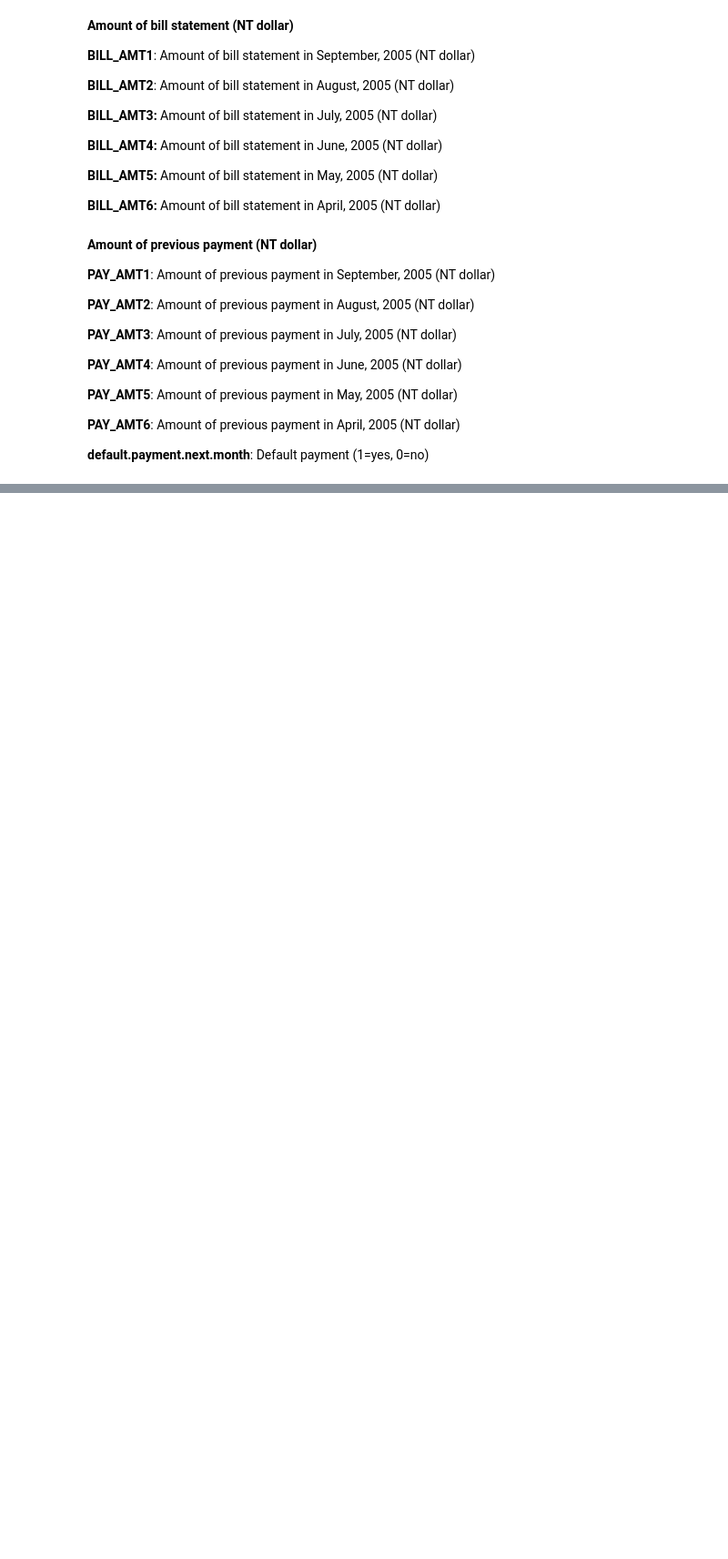
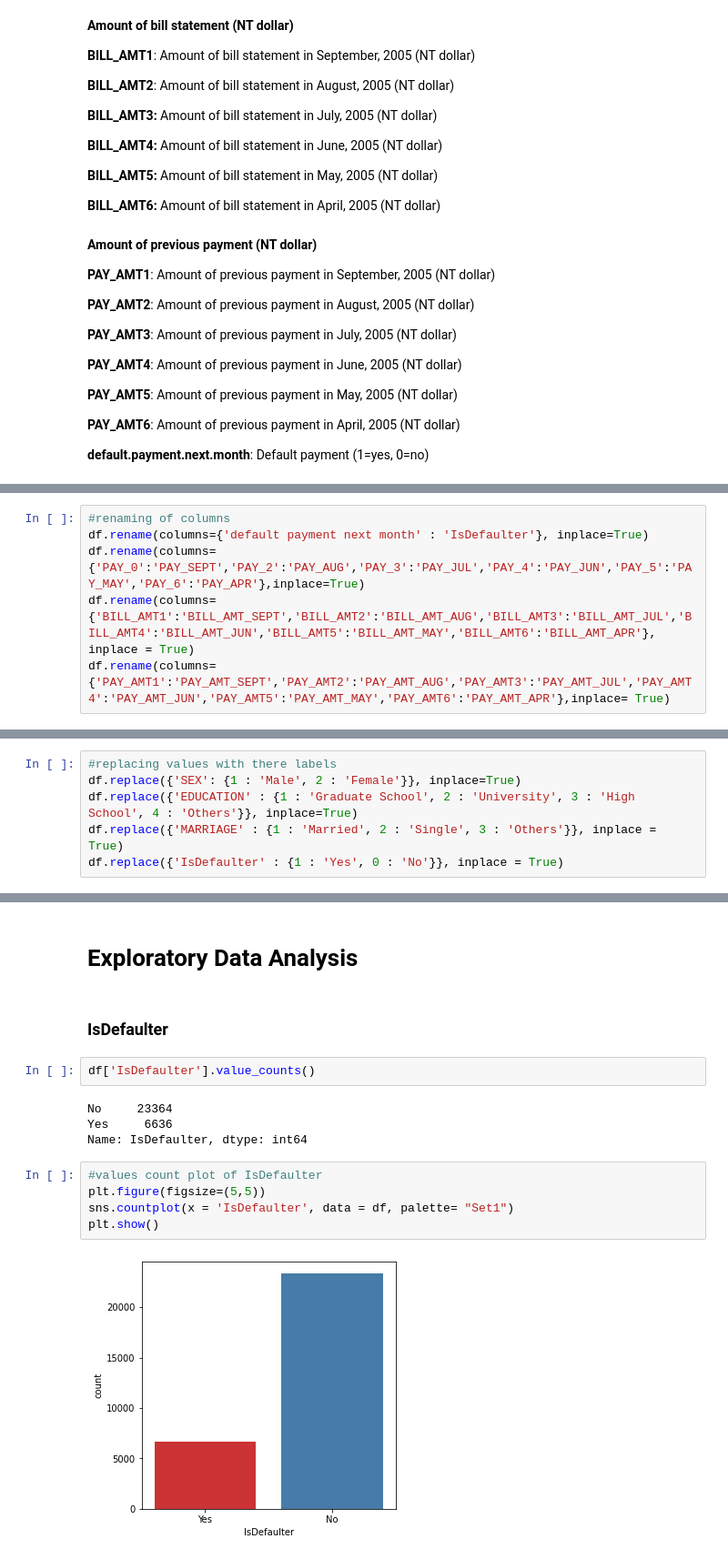
Before and after one commit to roysoni24/Credit-Card-Default-Prediction, a Jupyter notebook: Copy_of_Credit_Card_Default_Prediction_Capstone_Project.ipynb, the cells around one changed output, grey strips where cells are left out. Shown: that part at 91% size. Saved outputs shown, nothing was run; the diff lists cells and outputs as text; blank space fills up the shorter version.

```diff
--- a/Copy_of_Credit_Card_Default_Prediction_Capstone_Project.ipynb
+++ b/Copy_of_Credit_Card_Default_Prediction_Capstone_Project.ipynb
@@ -227,0 +232,6 @@ len(df[df.duplicated()])
+# %%
+#renaming of columns
+df.rename(columns={'default payment next month' : 'IsDefaulter'}, inplace=True)
+df.rename(columns={'PAY_0':'PAY_SEPT','PAY_2':'PAY_AUG','PAY_3':'PAY_JUL','PAY_4':'PAY_JUN','PAY_5':'PAY_MAY','PAY_6':'PAY_APR'},inplace=True)
+df.rename(columns={'BILL_AMT1':'BILL_AMT_SEPT','BILL_AMT2':'BILL_AMT_AUG','BILL_AMT3':'BILL_AMT_JUL','BILL_AMT4':'BILL_AMT_JUN','BILL_AMT5':'BILL_AMT_MAY','BILL_AMT6':'BILL_AMT_APR'}, inplace = True)
+df.rename(columns={'PAY_AMT1':'PAY_AMT_SEPT','PAY_AMT2':'PAY_AMT_AUG','PAY_AMT3':'PAY_AMT_JUL','PAY_AMT4':'PAY_AMT_JUN','PAY_AMT5':'PAY_AMT_MAY','PAY_AMT6':'PAY_AMT_APR'},inplace= True)
@@ -227,0 +249,6 @@ len(df[df.duplicated()])
+# %%
+#replacing values with there labels
+df.replace({'SEX': {1 : 'Male', 2 : 'Female'}}, inplace=True)
+df.replace({'EDUCATION' : {1 : 'Graduate School', 2 : 'University', 3 : 'High School', 4 : 'Others'}}, inplace=True)
+df.replace({'MARRIAGE' : {1 : 'Married', 2 : 'Single', 3 : 'Others'}}, inplace = True)
+df.replace({'IsDefaulter' : {1 : 'Yes', 0 : 'No'}}, inplace = True)
@@ -227,0 +266,17 @@ len(df[df.duplicated()])
+# %% [markdown]
+# **Exploratory Data Analysis**
+# %% [markdown]
+### **IsDefaulter**
+# %%
+df['IsDefaulter'].value_counts()
+# %% [output]
+No     23364
+Yes     6636
+Name: IsDefaulter, dtype: int64
+# %%
+#values count plot of IsDefaulter
+plt.figure(figsize=(5,5))
+sns.countplot(x = 'IsDefaulter', data = df, palette= "Set1")
+plt.show()
+# %% [output]
+[figure, added]
```
Also changed, not shown: parts of 11 cells of this notebook.
